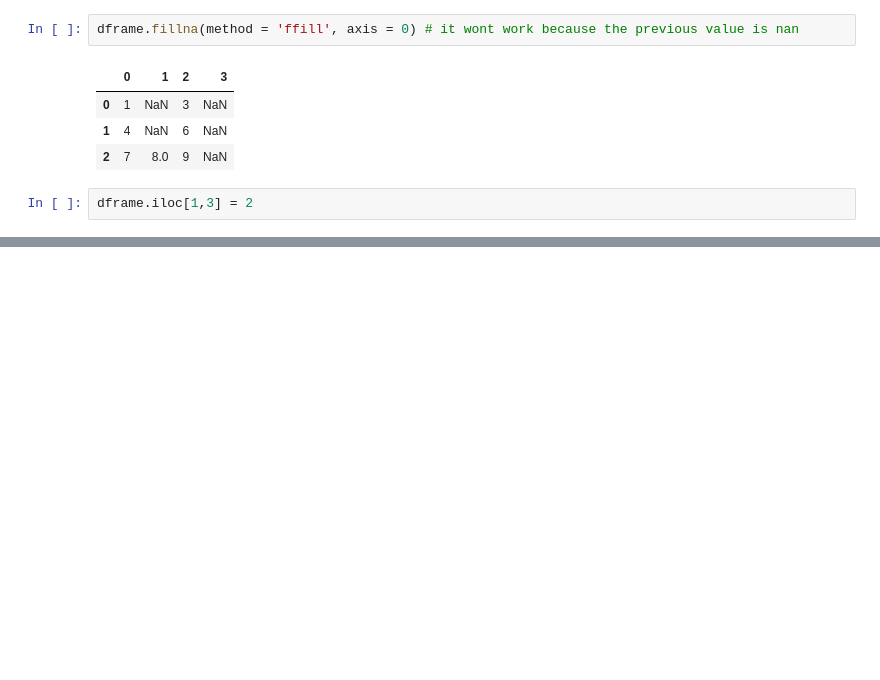
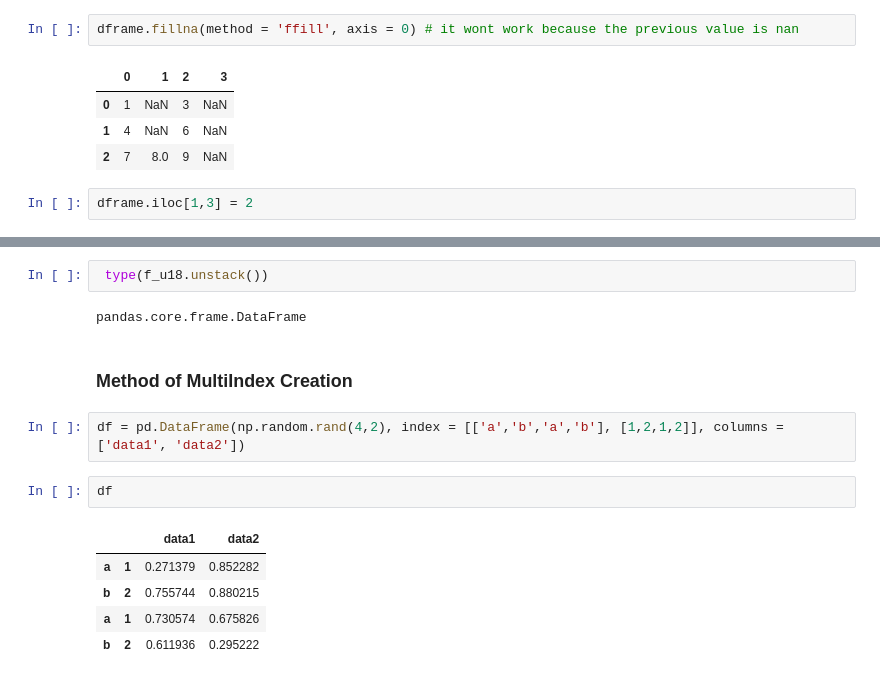
Before and after one commit to ali-d-nasseri/Python-Tutorials, a Jupyter notebook: Pandas-Analysis-Kaggle-Survey.ipynb, the cells around one changed output, grey strips where cells are left out. Saved outputs shown, nothing was run; the diff lists cells and outputs as text; blank space fills up the shorter version.

```diff
--- a/Pandas-Analysis-Kaggle-Survey.ipynb
+++ b/Pandas-Analysis-Kaggle-Survey.ipynb
@@ -885,0 +1003,16 @@ dframe.fillna(method = 'ffill', axis = 0)
+# %%
+ type(f_u18.unstack())
+# %% [output]
+pandas.core.frame.DataFrame
+# %% [markdown]
+### Method of MultiIndex Creation
+# %%
+df = pd.DataFrame(np.random.rand(4,2), index = [['a','b','a','b'], [1,2,1,2]], columns = ['data1', 'data2'])
+# %%
+df
+# %% [output]
+|  |  | data1 | data2 |
+| a | 1 | 0.271379 | 0.852282 |
+| b | 2 | 0.755744 | 0.880215 |
+| a | 1 | 0.730574 | 0.675826 |
+| b | 2 | 0.611936 | 0.295222 |
```
Also changed, not shown: parts of 29 cells of this notebook.
